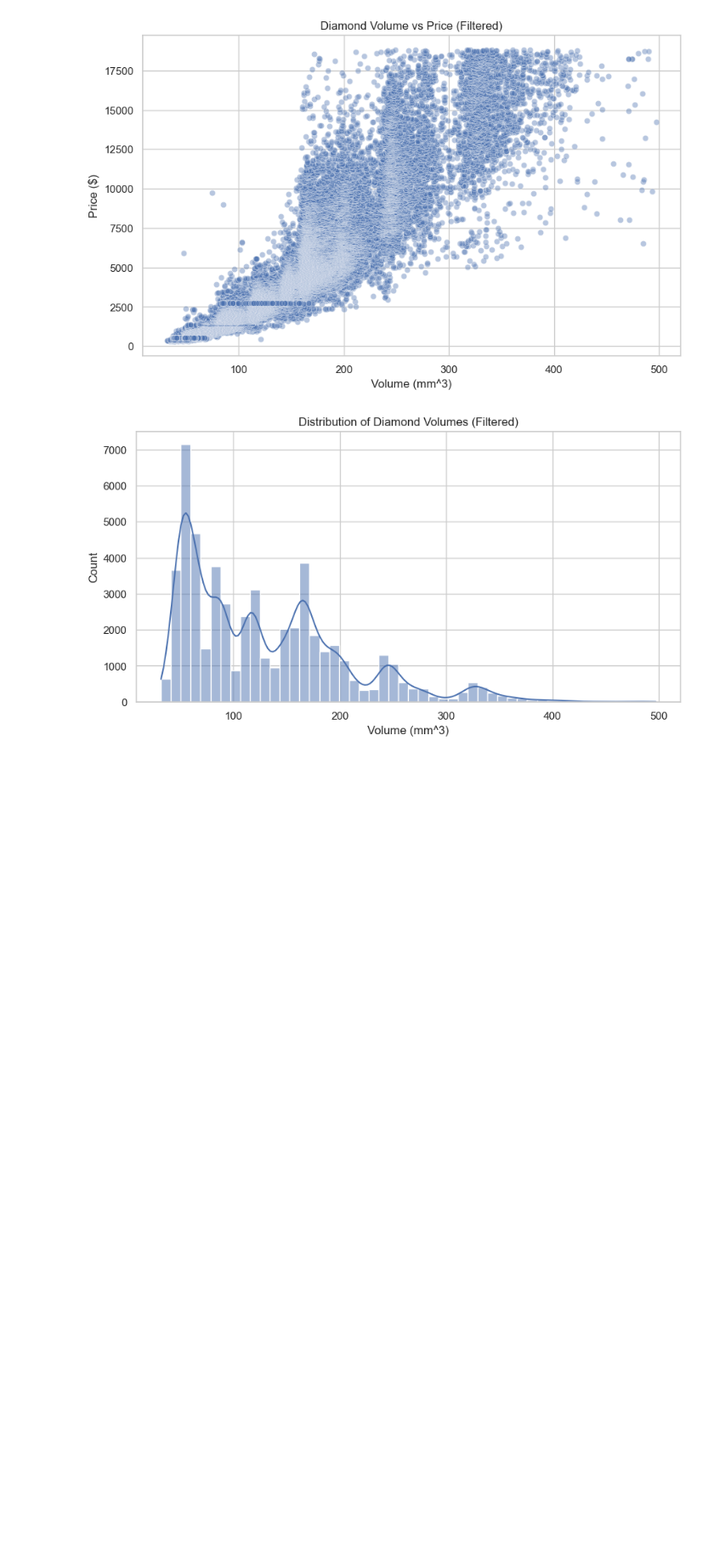
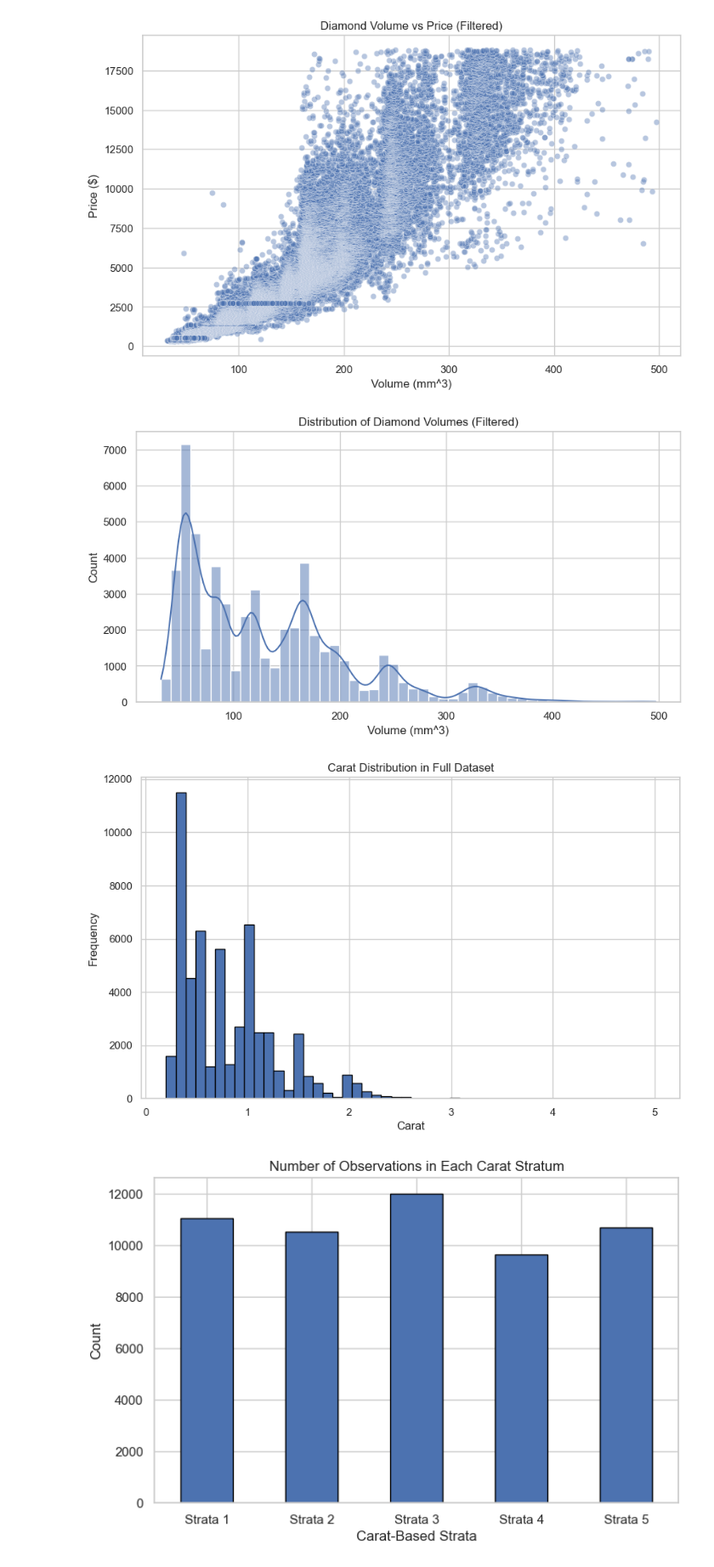
Before and after one commit to Aelere2026/blingbot, a Jupyter notebook: plots.ipynb, the cells around one changed output. Shown at 85% size. Cells and saved outputs as stored; diff of their text form; code cells hidden in the pictures; blank space fills up the shorter version.

```diff
--- a/plots.ipynb
+++ b/plots.ipynb
@@ -367,3 +367,33 @@ plt.show()
 # %% [output]
 [figure]
 [figure]
+# %%
+df['carat_strata'] = pd.qcut(
+    df['carat'],
+    q=5,
+    labels=[f'Strata {i+1}' for i in range(5)]
+)
+
+# histogram of carat values
+plt.figure(figsize=(10, 6))
+plt.hist(df['carat'], bins=50, edgecolor='black')
+plt.title('Carat Distribution in Full Dataset')
+plt.xlabel('Carat')
+plt.ylabel('Frequency')
+plt.grid(True)
+plt.show()
+
+# Show distribution of data across strata
+strata_counts = df['carat_strata'].value_counts().sort_index()
+
+plt.figure(figsize=(8, 5))
+strata_counts.plot(kind='bar', edgecolor='black')
+plt.title('Number of Observations in Each Carat Stratum')
+plt.xlabel('Carat-Based Strata')
+plt.ylabel('Count')
+plt.grid(True)
+plt.xticks(rotation=0)
+plt.show()
+# %% [output]
+[figure, added]
+[figure, added]
```
Also changed, not shown: 4 other files.
